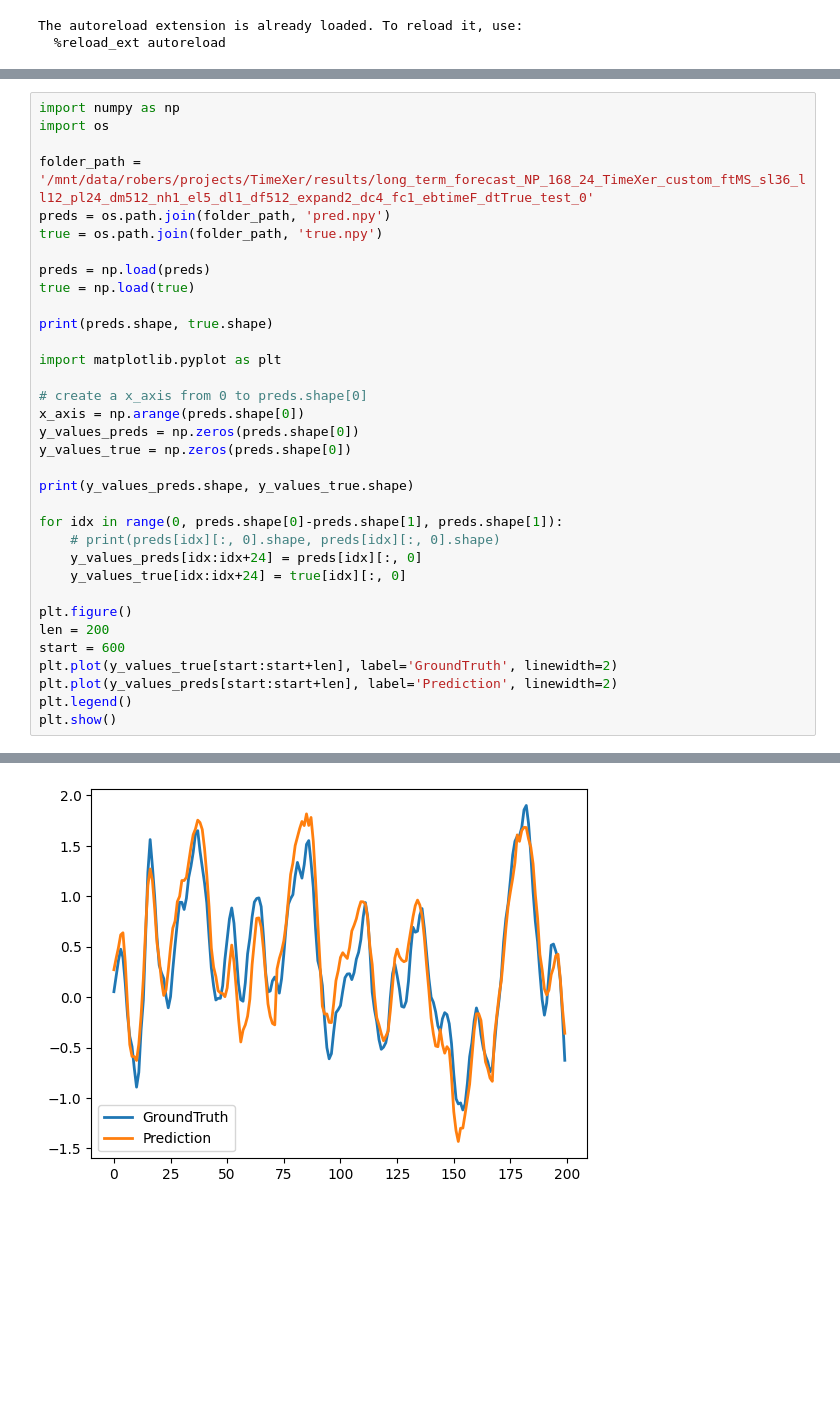
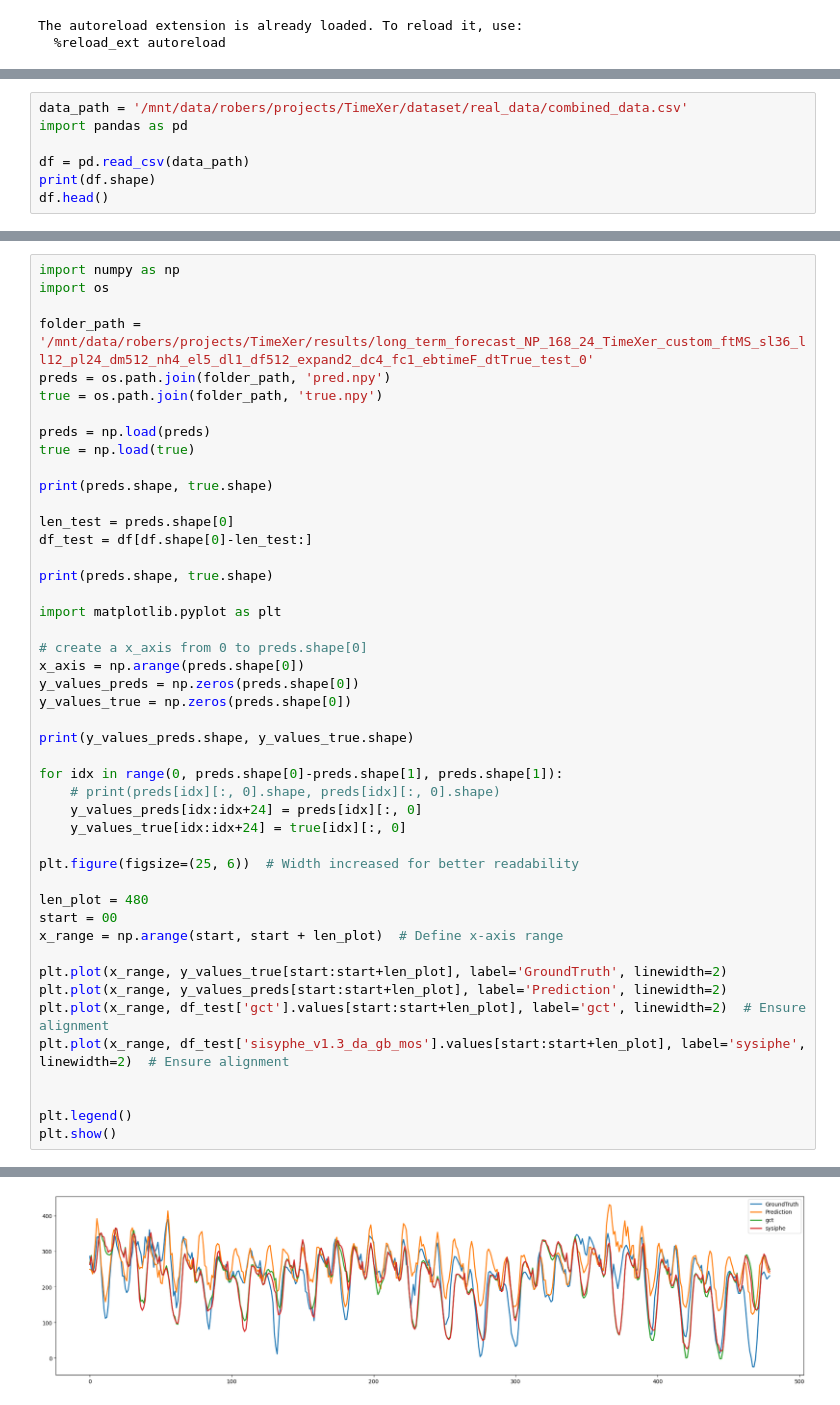
Before and after one commit to robersGE/TimeXer, a Jupyter notebook: playgrounds/plot_data.ipynb, the cells around one changed output, grey strips where cells are left out. Cells and saved outputs as stored; diff of their text form; blank space fills up the shorter version.

```diff
--- a/playgrounds/plot_data.ipynb
+++ b/playgrounds/plot_data.ipynb
@@ -39,0 +40,7 @@ plot_data(batch_x, batch_y, batch_x_mark, outputs, 13)
+# %%
+data_path = '/mnt/data/robers/projects/TimeXer/dataset/real_data/combined_data.csv'
+import pandas as pd
+
+df = pd.read_csv(data_path)
+print(df.shape)
+df.head()
@@ -41,12 +60,17 @@ plot_data(batch_x, batch_y, batch_x_mark, outputs, 13)
 import numpy as np
 import os
 
-folder_path = '/mnt/data/robers/projects/TimeXer/results/long_term_forecast_NP_168_24_TimeXer_custom_ftMS_sl36_ll12_pl24_dm512_nh1_el5_dl1_df512_expand2_dc4_fc1_ebtimeF_dtTrue_test_0'
+folder_path = '/mnt/data/robers/projects/TimeXer/results/long_term_forecast_NP_168_24_TimeXer_custom_ftMS_sl36_ll12_pl24_dm512_nh4_el5_dl1_df512_expand2_dc4_fc1_ebtimeF_dtTrue_test_0'
 preds = os.path.join(folder_path, 'pred.npy')
 true = os.path.join(folder_path, 'true.npy')
 
 preds = np.load(preds)
 true = np.load(true)
+
+print(preds.shape, true.shape)
+
+len_test = preds.shape[0]
+df_test = df[df.shape[0]-len_test:]
 
 print(preds.shape, true.shape)
 
@@ -64,11 +88,18 @@ for idx in range(0, preds.shape[0]-preds.shape[1], preds.shape[1]):
     y_values_preds[idx:idx+24] = preds[idx][:, 0]
     y_values_true[idx:idx+24] = true[idx][:, 0]
 
-plt.figure()
-len = 200
-start = 600
-plt.plot(y_values_true[start:start+len], label='GroundTruth', linewidth=2)
-plt.plot(y_values_preds[start:start+len], label='Prediction', linewidth=2)
+plt.figure(figsize=(25, 6))  # Width increased for better readability
+
+len_plot = 480
+start = 00
+x_range = np.arange(start, start + len_plot)  # Define x-axis range
+
+plt.plot(x_range, y_values_true[start:start+len_plot], label='GroundTruth', linewidth=2)
+plt.plot(x_range, y_values_preds[start:start+len_plot], label='Prediction', linewidth=2)
+plt.plot(x_range, df_test['gct'].values[start:start+len_plot], label='gct', linewidth=2)  # Ensure alignment
+plt.plot(x_range, df_test['sisyphe_v1.3_da_gb_mos'].values[start:start+len_plot], label='sysiphe', linewidth=2)  # Ensure alignment
+
+
 plt.legend()
 plt.show()
 # %% [output]
@@ -77 +109 @@ plt.show()
-[figure, old version]
+[figure, new version]
```
Also changed, not shown: parts of 5 cells of this notebook, 7 other files.
